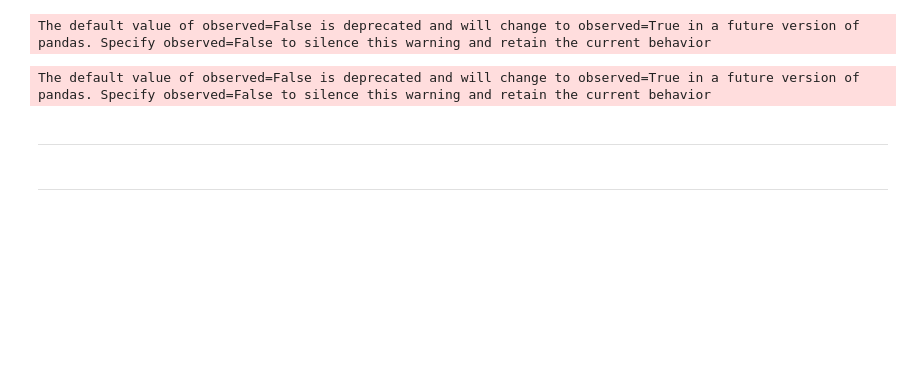
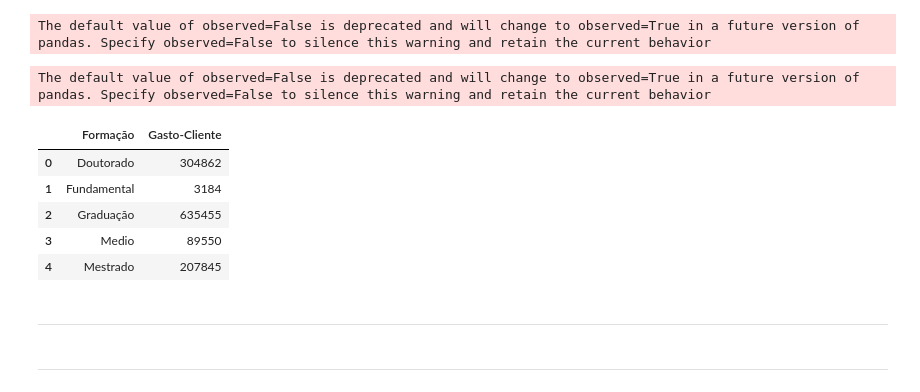
Before and after one commit to PVSO/campanha-marketing-ifood, a Jupyter notebook: notebooks/1.0-pvso-complete-data-workflow.ipynb, the cells around one changed output. Saved outputs shown, nothing was run; the diff lists cells and outputs as text; code cells hidden in the pictures; blank space fills up the shorter version.

```diff
--- a/notebooks/1.0-pvso-complete-data-workflow.ipynb
+++ b/notebooks/1.0-pvso-complete-data-workflow.ipynb
@@ -332,3 +350,21 @@ fig.data[1].update(
 )
 
 fig.show()
+# %%
+gasto_formacao = pd.pivot_table(
+    df,
+    index='Formação',
+    values='Gasto-Cliente',
+    aggfunc='sum'
+).reset_index()
+
+fig = plt.bar(
+
+)
+# %% [output]
+|  | Formação | Gasto-Cliente |
+| 0 | Doutorado | 304862 |
+| 1 | Fundamental | 3184 |
+| 2 | Graduação | 635455 |
+| 3 | Medio | 89550 |
+| 4 | Mestrado | 207845 |
```
Also changed, not shown: parts of 7 cells of this notebook, 14 other files.
